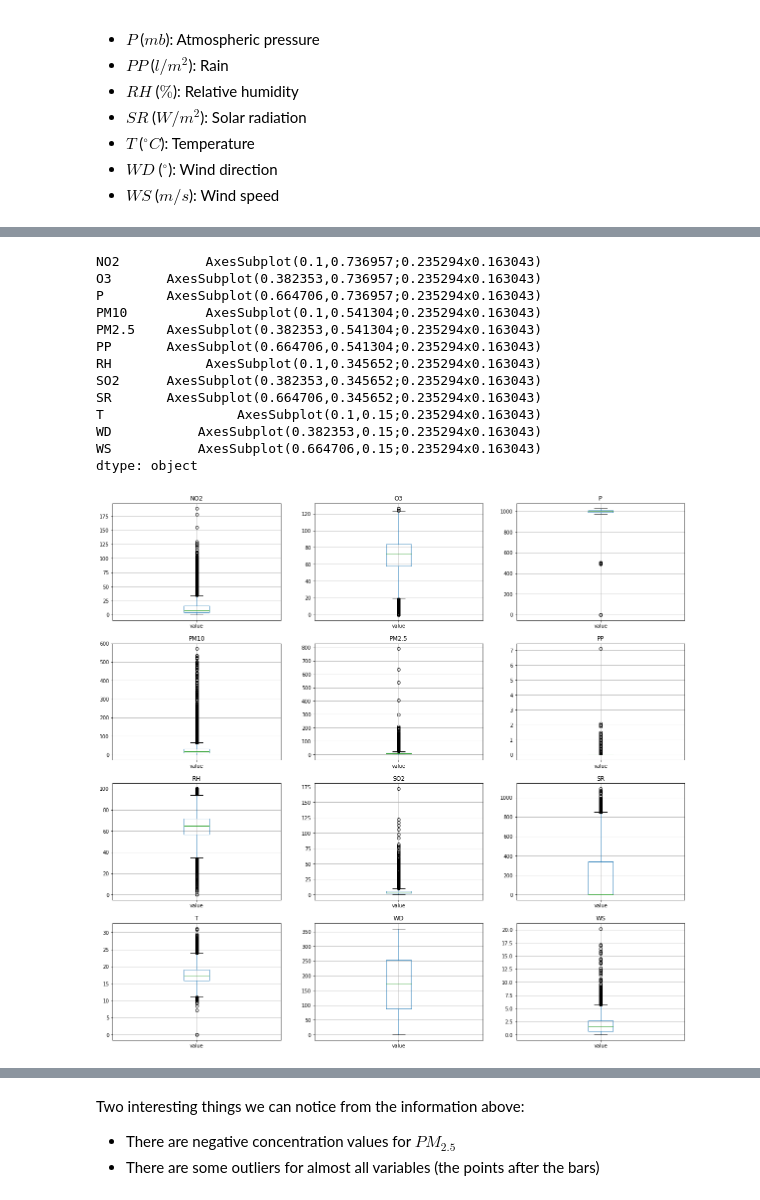
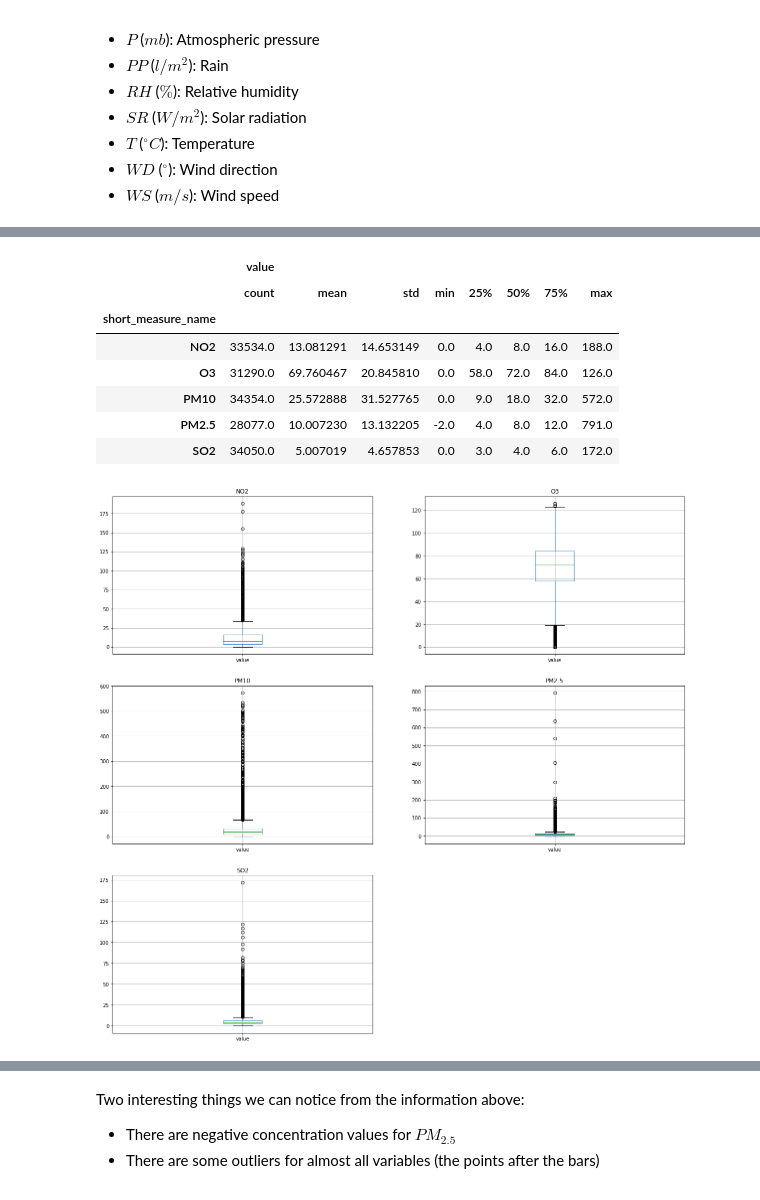
Before and after one commit to carlosdg/AirPollutionForecasting, a Jupyter notebook: Software/jupyter/notebooks/ExploringTheData.ipynb, the cells around one changed output, grey strips where cells are left out. Saved outputs shown, nothing was run; the diff lists cells and outputs as text; code cells hidden in the pictures.

```diff
--- a/Software/jupyter/notebooks/ExploringTheData.ipynb
+++ b/Software/jupyter/notebooks/ExploringTheData.ipynb
@@ -82,17 +62,22 @@ df.describe()
+# %%
+pollutant_names = ["PM10", "PM2.5", "O3", "NO2", "SO2"]
+
+row_filter = data_frame["short_measure_name"].isin(pollutant_names)
+col_filter = ["value", "short_measure_name", "name"]
+pollutants_df = data_frame.loc[row_filter, col_filter]
+
+pollutants_df.groupby(["short_measure_name"]).describe()
+# %% [output]
+|  | value |  |  |  |  |  |  |  |
+|  | count | mean | std | min | 25% | 50% | 75% | max |
+| short_measure_name |  |  |  |  |  |  |  |  |
+| NO2 | 33534.0 | 13.081291 | 14.653149 | 0.0 | 4.0 | 8.0 | 16.0 | 188.0 |
+| O3 | 31290.0 | 69.760467 | 20.845810 | 0.0 | 58.0 | 72.0 | 84.0 | 126.0 |
+| PM10 | 34354.0 | 25.572888 | 31.527765 | 0.0 | 9.0 | 18.0 | 32.0 | 572.0 |
+| PM2.5 | 28077.0 | 10.007230 | 13.132205 | -2.0 | 4.0 | 8.0 | 12.0 | 791.0 |
+| SO2 | 34050.0 | 5.007019 | 4.657853 | 0.0 | 3.0 | 4.0 | 6.0 | 172.0 |
 # %%
-df.boxplot(figsize=(20,20), sharex=False, sharey=False)
+pollutants_df.groupby(["short_measure_name"]).boxplot(figsize=(20,20), sharex=False, sharey=False)
+None
 # %% [output]
-NO2           AxesSubplot(0.1,0.736957;0.235294x0.163043)
-O3       AxesSubplot(0.382353,0.736957;0.235294x0.163043)
-P        AxesSubplot(0.664706,0.736957;0.235294x0.163043)
-PM10          AxesSubplot(0.1,0.541304;0.235294x0.163043)
-PM2.5    AxesSubplot(0.382353,0.541304;0.235294x0.163043)
-PP       AxesSubplot(0.664706,0.541304;0.235294x0.163043)
-RH            AxesSubplot(0.1,0.345652;0.235294x0.163043)
-SO2      AxesSubplot(0.382353,0.345652;0.235294x0.163043)
-SR       AxesSubplot(0.664706,0.345652;0.235294x0.163043)
-T                 AxesSubplot(0.1,0.15;0.235294x0.163043)
-WD           AxesSubplot(0.382353,0.15;0.235294x0.163043)
-WS           AxesSubplot(0.664706,0.15;0.235294x0.163043)
-dtype: object
-[figure, old version]
+[figure, new version]
```
Also changed, not shown: parts of 13 cells of this notebook.
